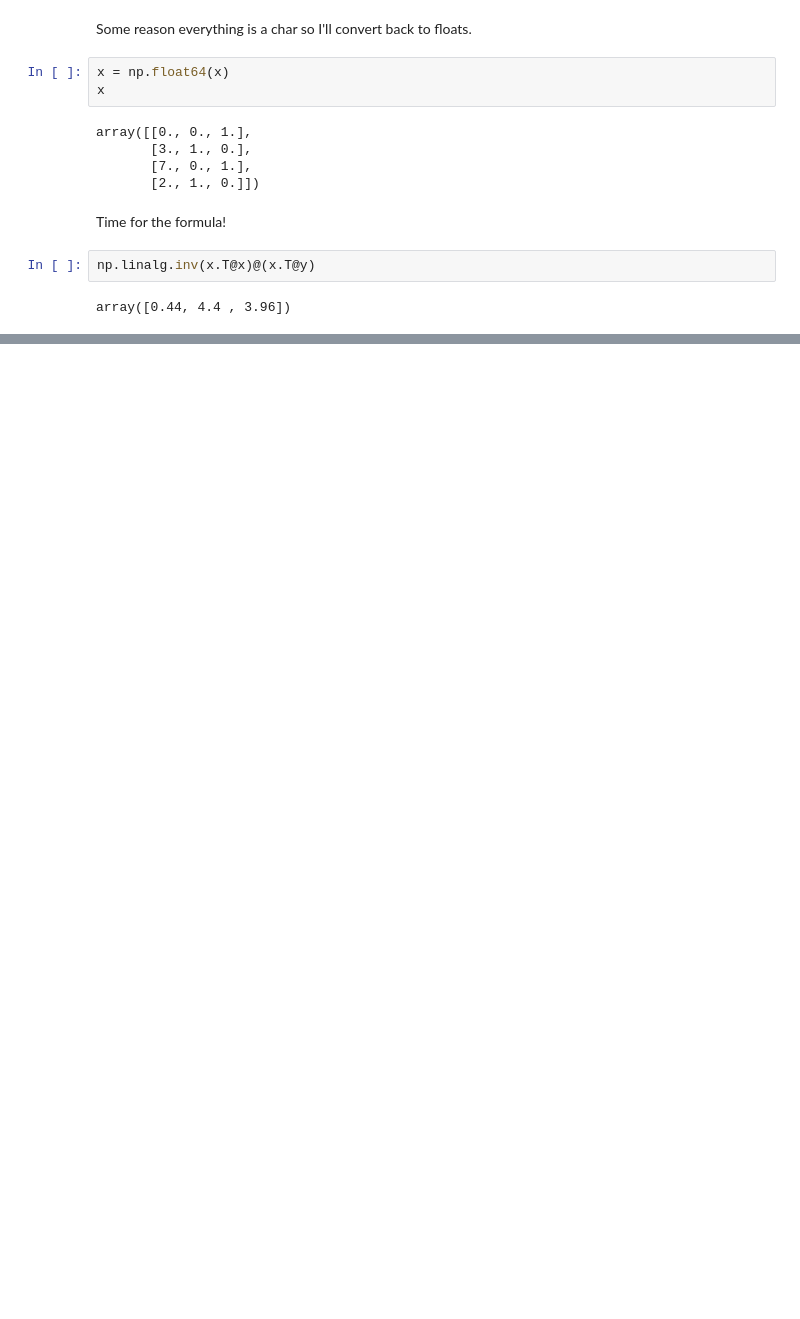
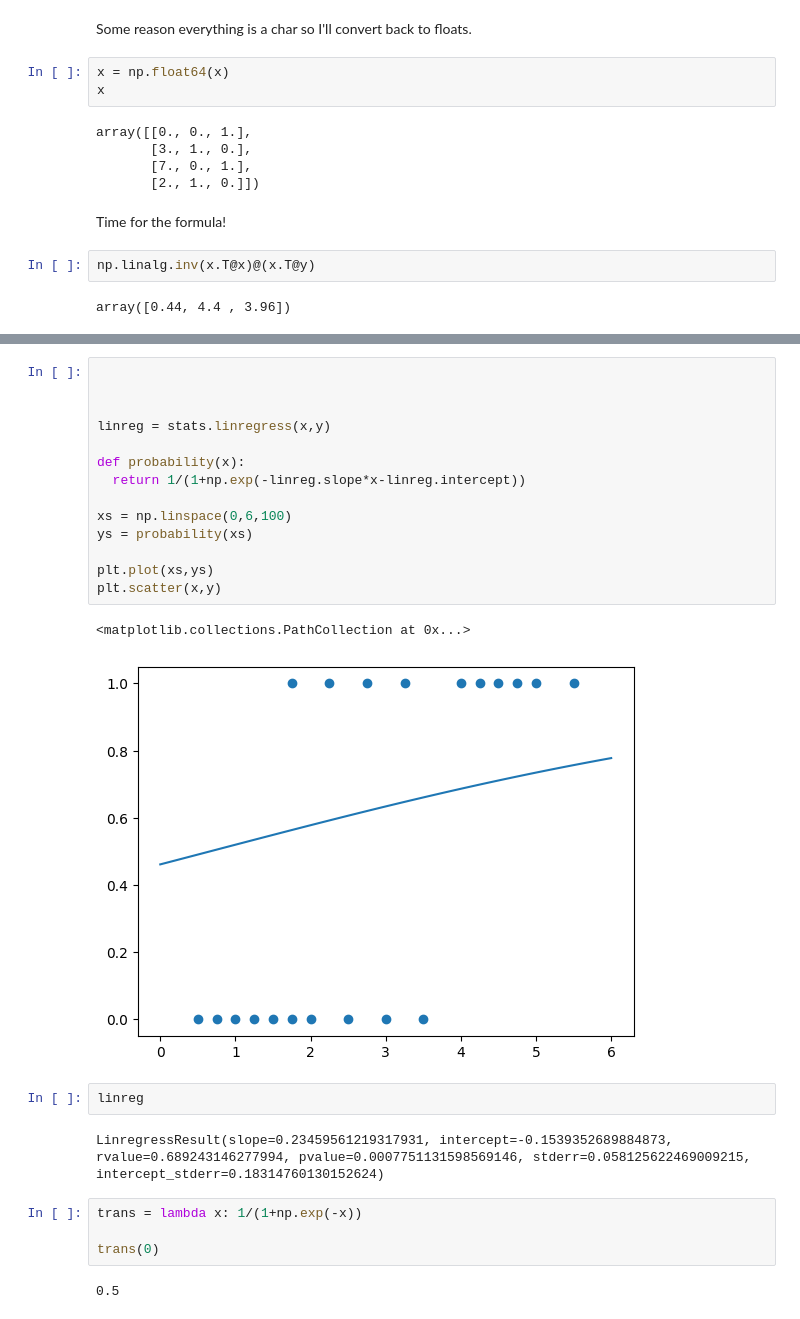
Before and after one commit to nurfnick/Operations_Research, a Jupyter notebook: ChapterRegression.ipynb, the cells around one changed output, grey strips where cells are left out. Cells and saved outputs as stored; diff of their text form; blank space fills up the shorter version.

```diff
--- a/ChapterRegression.ipynb
+++ b/ChapterRegression.ipynb
@@ -215,0 +261,27 @@ Interpreting this insists that slope for numeric is 0.44 but if you have a 'no'
+# %%
+
+
+
+linreg = stats.linregress(x,y)
+
+def probability(x):
+  return 1/(1+np.exp(-linreg.slope*x-linreg.intercept))
+
+xs = np.linspace(0,6,100)
+ys = probability(xs)
+
+plt.plot(xs,ys)
+plt.scatter(x,y)
+# %% [output]
+<matplotlib.collections.PathCollection at 0x...>
+[figure, added]
+# %%
+linreg
+# %% [output]
+LinregressResult(slope=0.23459561219317931, intercept=-0.1539352689884873, rvalue=0.689243146277994, pvalue=0.0007751131598569146, stderr=0.058125622469009215, intercept_stderr=0.18314760130152624)
+# %%
+trans = lambda x: 1/(1+np.exp(-x))
+
+trans(0)
+# %% [output]
+0.5
```
Also changed, not shown: parts of 13 cells of this notebook.
